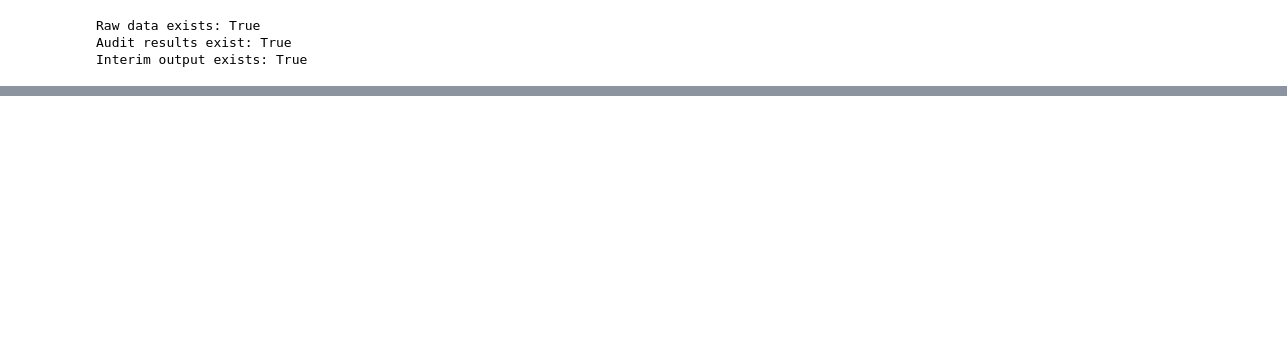
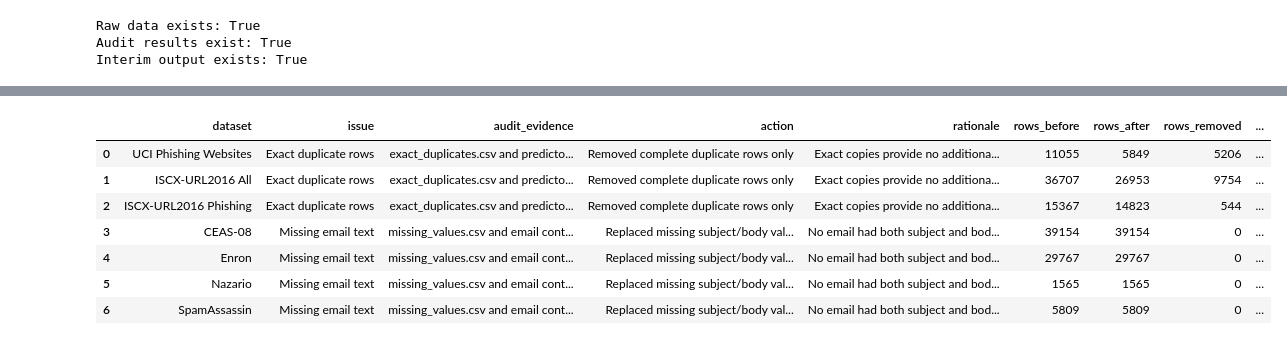
Before and after one commit to LichSavant/CS4101-Thesis2-SE-BRL, a Jupyter notebook: experiments/notebooks/02_data_cleaning.ipynb, the cells around one changed output, grey strips where cells are left out. Cells and saved outputs as stored; diff of their text form; code cells hidden in the pictures; blank space fills up the shorter version.

```diff
--- a/experiments/notebooks/02_data_cleaning.ipynb
+++ b/experiments/notebooks/02_data_cleaning.ipynb
@@ -123,0 +497,34 @@ Interim output exists: True
+# %%
+text_missing_counts = {
+    "CEAS-08": 28,
+    "Enron": 198,
+    "Nazario": 4,
+    "SpamAssassin": 17
+}
+
+for name, affected in text_missing_counts.items():
+    cleaning_log.append({
+        "dataset": name,
+        "issue": "Missing email text",
+        "audit_evidence": "missing_values.csv and email content audit",
+        "action": "Replaced missing subject/body values with empty strings",
+        "rationale": (
+            "No email had both subject and body absent, so usable records "
+            "were preserved without statistical imputation."
+        ),
+        "rows_before": len(clean_data[name]),
+        "rows_after": len(clean_data[name]),
+        "rows_removed": 0,
+        "values_modified": affected
+    })
+
+pd.DataFrame(cleaning_log)
+# %% [output]
+|  | dataset | issue | audit_evidence | action | rationale | rows_before | rows_after | rows_removed | ... |
+| 0 | UCI Phishing Websites | Exact duplicate rows | exact_duplicates.csv and predicto... | Removed complete duplicate rows only | Exact copies provide no additiona... | 11055 | 5849 | 5206 | ... |
+| 1 | ISCX-URL2016 All | Exact duplicate rows | exact_duplicates.csv and predicto... | Removed complete duplicate rows only | Exact copies provide no additiona... | 36707 | 26953 | 9754 | ... |
+| 2 | ISCX-URL2016 Phishing | Exact duplicate rows | exact_duplicates.csv and predicto... | Removed complete duplicate rows only | Exact copies provide no additiona... | 15367 | 14823 | 544 | ... |
+| 3 | CEAS-08 | Missing email text | missing_values.csv and email cont... | Replaced missing subject/body val... | No email had both subject and bod... | 39154 | 39154 | 0 | ... |
+| 4 | Enron | Missing email text | missing_values.csv and email cont... | Replaced missing subject/body val... | No email had both subject and bod... | 29767 | 29767 | 0 | ... |
+| 5 | Nazario | Missing email text | missing_values.csv and email cont... | Replaced missing subject/body val... | No email had both subject and bod... | 1565 | 1565 | 0 | ... |
+| 6 | SpamAssassin | Missing email text | missing_values.csv and email cont... | Replaced missing subject/body val... | No email had both subject and bod... | 5809 | 5809 | 0 | ... |
```
Also changed, not shown: parts of 45 cells of this notebook.
